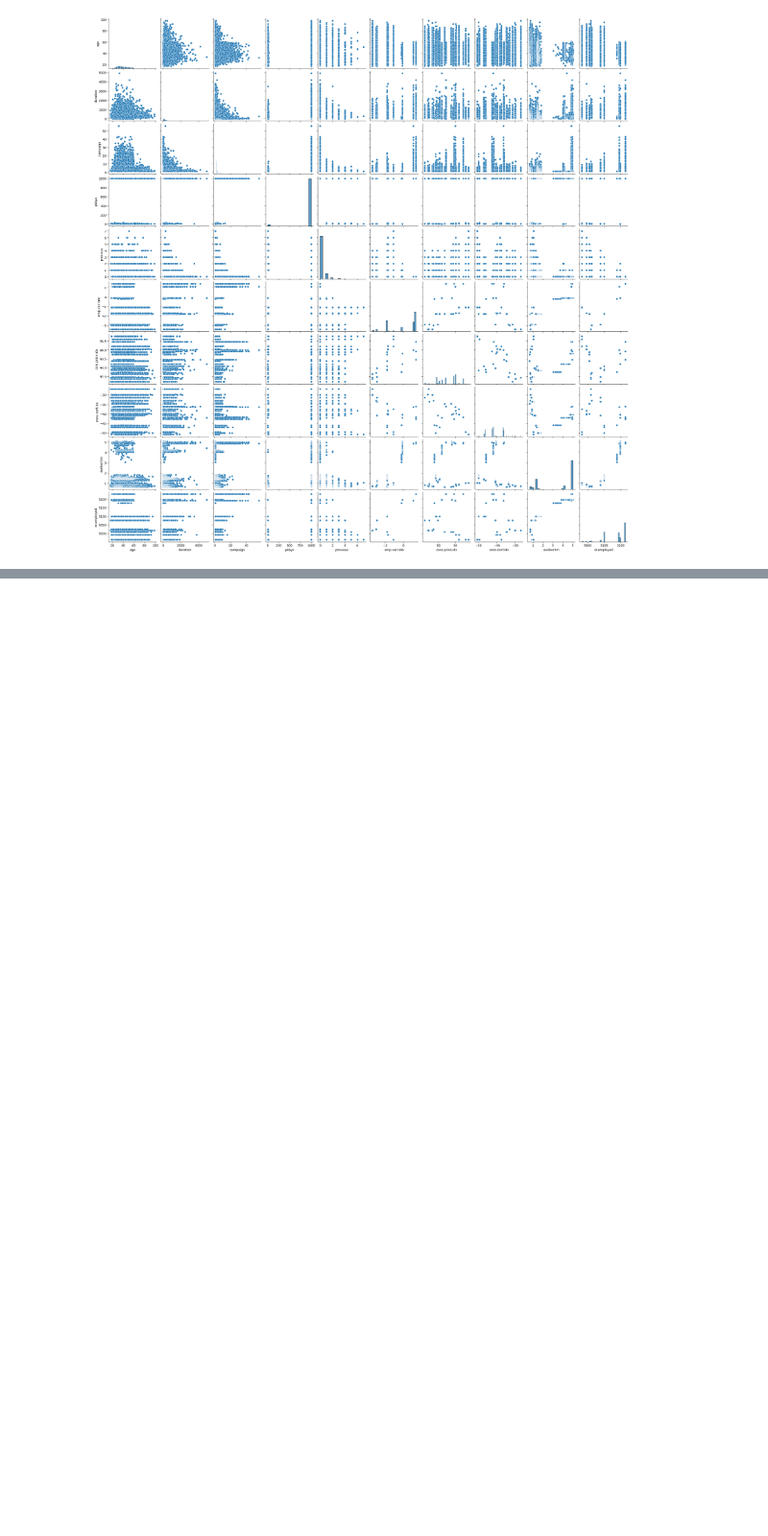
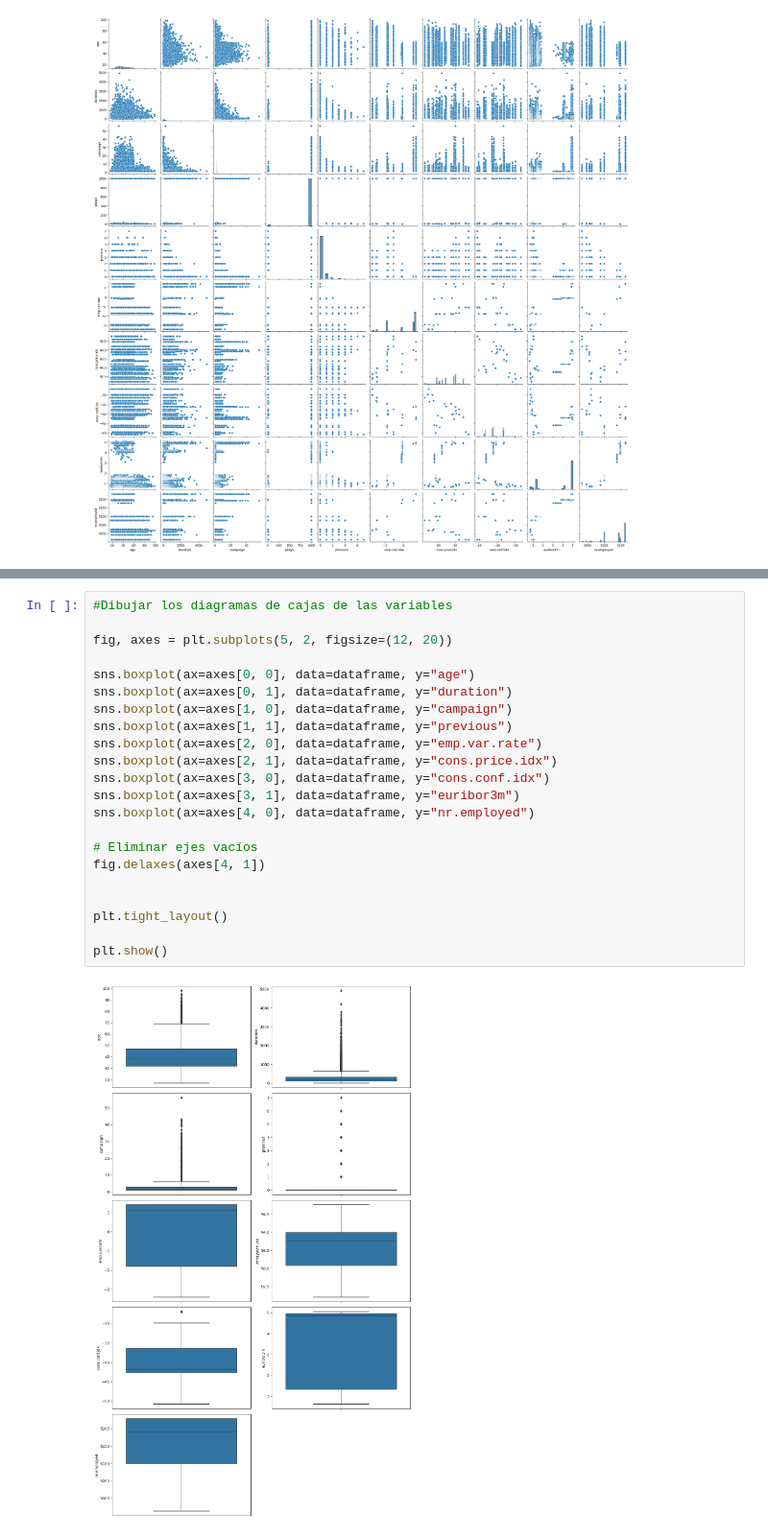
Before and after one commit to jaimed411/014-PROYECTO1-Regresion-Logistica, a Jupyter notebook: src/explore.ipynb, the cells around one changed output, grey strips where cells are left out. Shown at 96% size. Drawn from its saved outputs; the diff is of its cells as text; blank space fills up the shorter version.

```diff
--- a/src/explore.ipynb
+++ b/src/explore.ipynb
@@ -300,0 +315,24 @@ sns.pairplot(data = dataframe)
+# %%
+#Dibujar los diagramas de cajas de las variables
+
+fig, axes = plt.subplots(5, 2, figsize=(12, 20))
+
+sns.boxplot(ax=axes[0, 0], data=dataframe, y="age")
+sns.boxplot(ax=axes[0, 1], data=dataframe, y="duration")
+sns.boxplot(ax=axes[1, 0], data=dataframe, y="campaign")
+sns.boxplot(ax=axes[1, 1], data=dataframe, y="previous")
+sns.boxplot(ax=axes[2, 0], data=dataframe, y="emp.var.rate")
+sns.boxplot(ax=axes[2, 1], data=dataframe, y="cons.price.idx")
+sns.boxplot(ax=axes[3, 0], data=dataframe, y="cons.conf.idx")
+sns.boxplot(ax=axes[3, 1], data=dataframe, y="euribor3m")
+sns.boxplot(ax=axes[4, 0], data=dataframe, y="nr.employed")
+
+# Eliminar ejes vacíos
+fig.delaxes(axes[4, 1])
+
+
+plt.tight_layout()
+
+plt.show()
+# %% [output]
+[figure, added]
```
Also changed, not shown: parts of 8 cells of this notebook.
